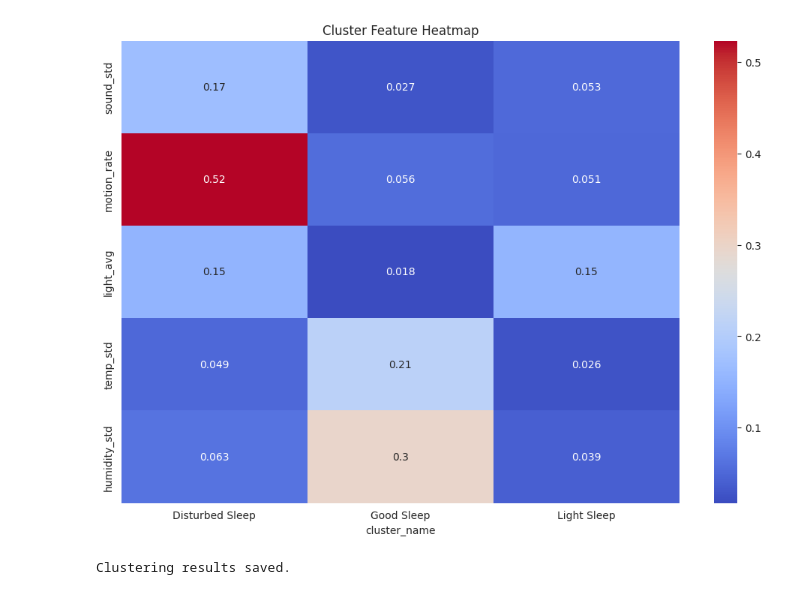
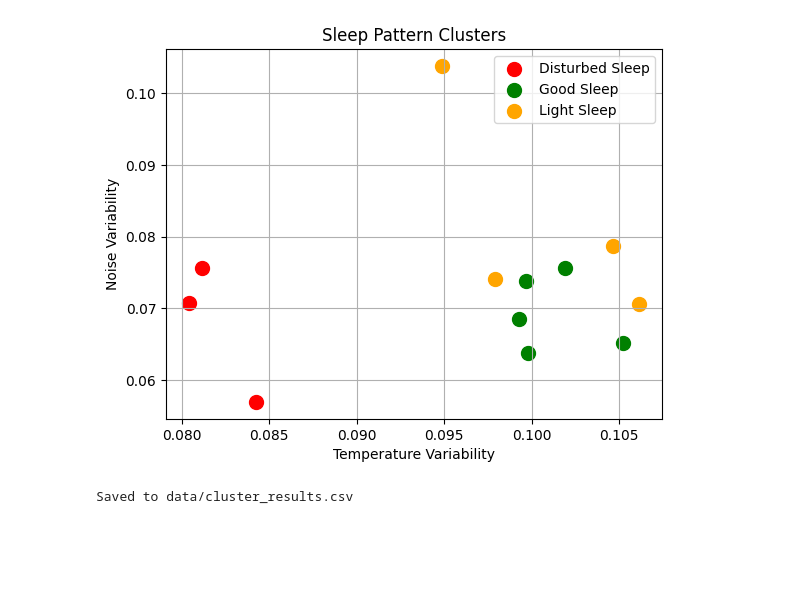
Before and after one commit to pramudithamendis/IOTBDA-Assignment, a Jupyter notebook: notebooks/piyara/behaviour_pattern_analysis/behaviour_pattern_analysis.ipynb, the cells around one changed output. Saved outputs shown, nothing was run; the diff lists cells and outputs as text; code cells hidden in the pictures; blank space fills up the shorter version.

```diff
--- a/notebooks/piyara/behaviour_pattern_analysis/behaviour_pattern_analysis.ipynb
+++ b/notebooks/piyara/behaviour_pattern_analysis/behaviour_pattern_analysis.ipynb
@@ -225,18 +190,20 @@ cluster
 # %%
 # =========================================================
-# Assign cluster names based on sleep quality
+# Assign meaningful labels to clusters
 # =========================================================
 
-sorted_clusters = cluster_summary['sleep_quality_score'].sort_values(ascending=False)
+# Sort clusters by sleep quality
+cluster_quality = df_session.groupby("cluster")["sleep_quality_score"].mean().sort_values(ascending=False)
 
-cluster_names = {
-    sorted_clusters.index[0]: 'Good Sleep',
-    sorted_clusters.index[1]: 'Light Sleep',
-    sorted_clusters.index[2]: 'Disturbed Sleep'
+cluster_order = cluster_quality.index.tolist()
+
+cluster_names_map = {
+    cluster_order[0]: "Good Sleep",
+    cluster_order[1]: "Light Sleep",
+    cluster_order[2]: "Disturbed Sleep"
 }
 
-df['cluster_name'] = df['cluster'].map(cluster_names)
+df_session["cluster_name"] = df_session["cluster"].map(cluster_names_map)
 
-print("\nCluster labels assigned:")
-print(cluster_names)
+print(df_session[["session_id", "cluster_name"]])
 # %% [output]
@@ -280,23 +223,41 @@ plt.show()
-# %%
-# =========================================================
-# Heatmap of cluster feature averages
-# =========================================================
-
-cluster_avg = df.groupby('cluster_name')[features].mean()
-
-sns.heatmap(cluster_avg.T, annot=True, cmap='coolwarm')
-plt.title("Cluster Feature Heatmap")
-plt.savefig("../images/cluster_heatmap.png", dpi=300)
-plt.show()
-# %% [output]
-[figure, removed]
+# %%
+# =========================================================
+# Visualization: Temperature vs Noise
+# =========================================================
+
+colors = {
+    "Good Sleep": "green",
+    "Light Sleep": "orange",
+    "Disturbed Sleep": "red"
+}
+
+for name, group in df_session.groupby("cluster_name"):
+    plt.scatter(
+        group["temp_std"],
+        group["sound_std"],
+        label=name,
+        c=colors[name],
+        s=100
+    )
+
+plt.xlabel("Temperature Variability")
+plt.ylabel("Noise Variability")
+plt.title("Sleep Pattern Clusters")
+plt.legend()
+plt.grid()
+
+plt.savefig("images/cluster_scatter.png")
+plt.show()
+# %% [output]
+[figure, added]
 # %%
 # =========================================================
-# Save clustering results
+# Save final dataset for backend
 # =========================================================
 
-df.to_csv("../data/cluster_results.csv", index=False)
+output_path = "data/cluster_results.csv"
+df_session.to_csv(output_path, index=False)
 
-print("Clustering results saved.")
+print(f"Saved to {output_path}")
 # %% [output]
-Clustering results saved.
+Saved to data/cluster_results.csv
```
Also changed, not shown: parts of 19 cells of this notebook, 9 other files.
